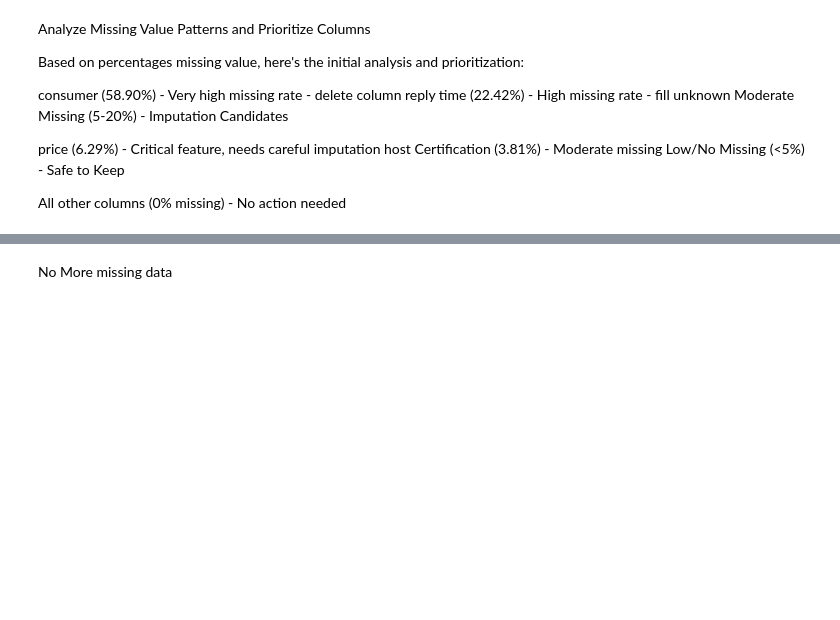
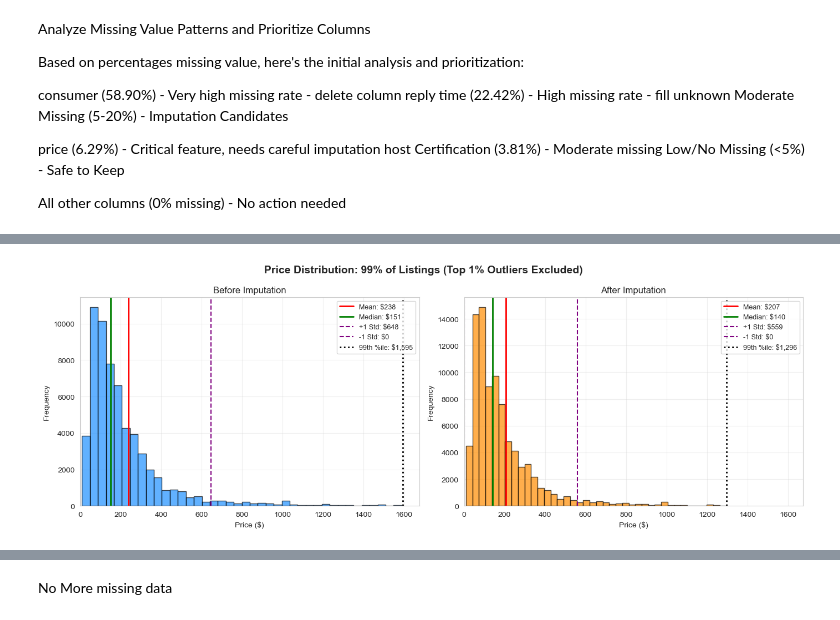
Before and after one commit to mehreengillani/DATA602_FinalProject, a Jupyter notebook: AirBnB_DataCleaning.ipynb, the cells around one changed output, grey strips where cells are left out. Cells and saved outputs as stored; diff of their text form; code cells hidden in the pictures; blank space fills up the shorter version.

```diff
--- a/AirBnB_DataCleaning.ipynb
+++ b/AirBnB_DataCleaning.ipynb
@@ -181,0 +161,77 @@ airbnb['reply time'].plot.hist()
+# %%
+import matplotlib.pyplot as plt
+import numpy as np
+from scipy import stats
+
+# Calculate statistics
+mean_original = original_prices.mean()
+median_original = original_prices.median()
+std_original = original_prices.std()
+
+mean_imputed = imputed_prices.mean()
+median_imputed = imputed_prices.median()
+std_imputed = imputed_prices.std()
+
+# Calculate 99th percentiles
+p99_original = np.percentile(original_prices, 99)
+p99_imputed = np.percentile(imputed_prices, 99)
+max_limit = max(p99_original, p99_imputed)
+
+fig, (ax1, ax2) = plt.subplots(1, 2, figsize=(14, 5))
+
+# Common settings
+bins = 40
+alpha = 0.7
+
+# 1. Original Prices
+ax1.hist(original_prices[original_prices <= p99_original], bins=bins,
+         alpha=alpha, color='dodgerblue', edgecolor='black')
+ax1.set_xlabel('Price ($)')
+ax1.set_ylabel('Frequency')
+ax1.set_title('Before Imputation')
+ax1.set_xlim([0, max_limit * 1.05])
+
+# Add statistical lines for Original
+ax1.axvline(mean_original, color='red', linestyle='-', linewidth=2,
+            label=f'Mean: ${mean_original:,.0f}')
+ax1.axvline(median_original, color='green', linestyle='-', linewidth=2,
+            label=f'Median: ${median_original:,.0f}')
+ax1.axvline(mean_original + std_original, color='purple', linestyle='--', linewidth=1.5,
+            label=f'+1 Std: ${mean_original + std_original:,.0f}')
+ax1.axvline(max(0, mean_original - std_original), color='purple', linestyle='--', linewidth=1.5,
+            label=f'-1 Std: ${max(0, mean_original - std_original):,.0f}')
+ax1.axvline(p99_original, color='black', linestyle=':', linewidth=2,
+            label=f'99th %ile: ${p99_original:,.0f}')
+
+ax1.legend(loc='upper right', fontsize=9)
+ax1.grid(True, alpha=0.3)
+
+# 2. Imputed Prices
+ax2.hist(imputed_prices[imputed_prices <= p99_imputed], bins=bins,
+         alpha=alpha, color='darkorange', edgecolor='black')
+ax2.set_xlabel('Price ($)')
+ax2.set_ylabel('Frequency')
+ax2.set_title('After Imputation')
+ax2.set_xlim([0, max_limit * 1.05])
+
+# Add statistical lines for Imputed
+ax2.axvline(mean_imputed, color='red', linestyle='-', linewidth=2,
+            label=f'Mean: ${mean_imputed:,.0f}')
+ax2.axvline(median_imputed, color='green', linestyle='-', linewidth=2,
+            label=f'Median: ${median_imputed:,.0f}')
+ax2.axvline(mean_imputed + std_imputed, color='purple', linestyle='--', linewidth=1.5,
+            label=f'+1 Std: ${mean_imputed + std_imputed:,.0f}')
+ax2.axvline(max(0, mean_imputed - std_imputed), color='purple', linestyle='--', linewidth=1.5,
+            label=f'-1 Std: ${max(0, mean_imputed - std_imputed):,.0f}')
+ax2.axvline(p99_imputed, color='black', linestyle=':', linewidth=2,
+            label=f'99th %ile: ${p99_imputed:,.0f}')
+
+ax2.legend(loc='upper right', fontsize=9)
+ax2.grid(True, alpha=0.3)
+
+plt.suptitle('Price Distribution: 99% of Listings (Top 1% Outliers Excluded)',
+             fontsize=14, fontweight='bold')
+plt.tight_layout()
+plt.show()
+# %% [output]
+[figure, added]
```
Also changed, not shown: parts of 69 cells of this notebook.
